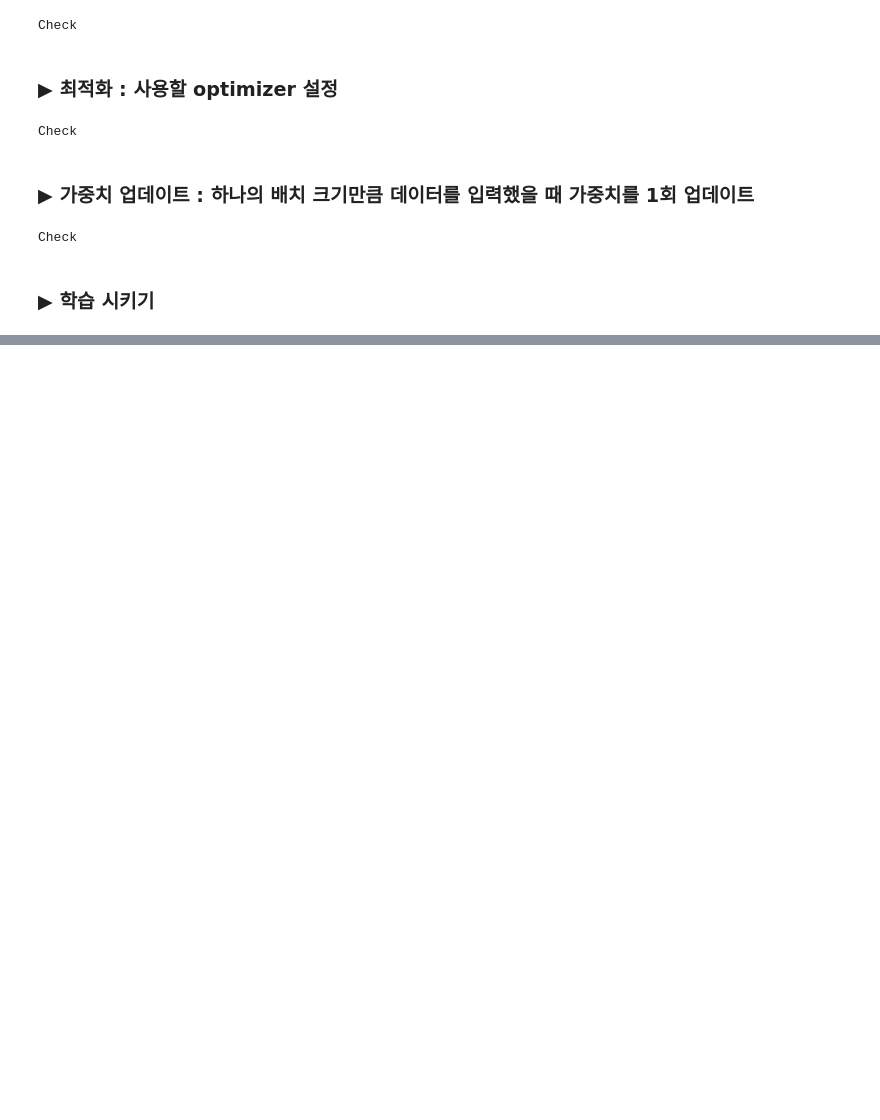
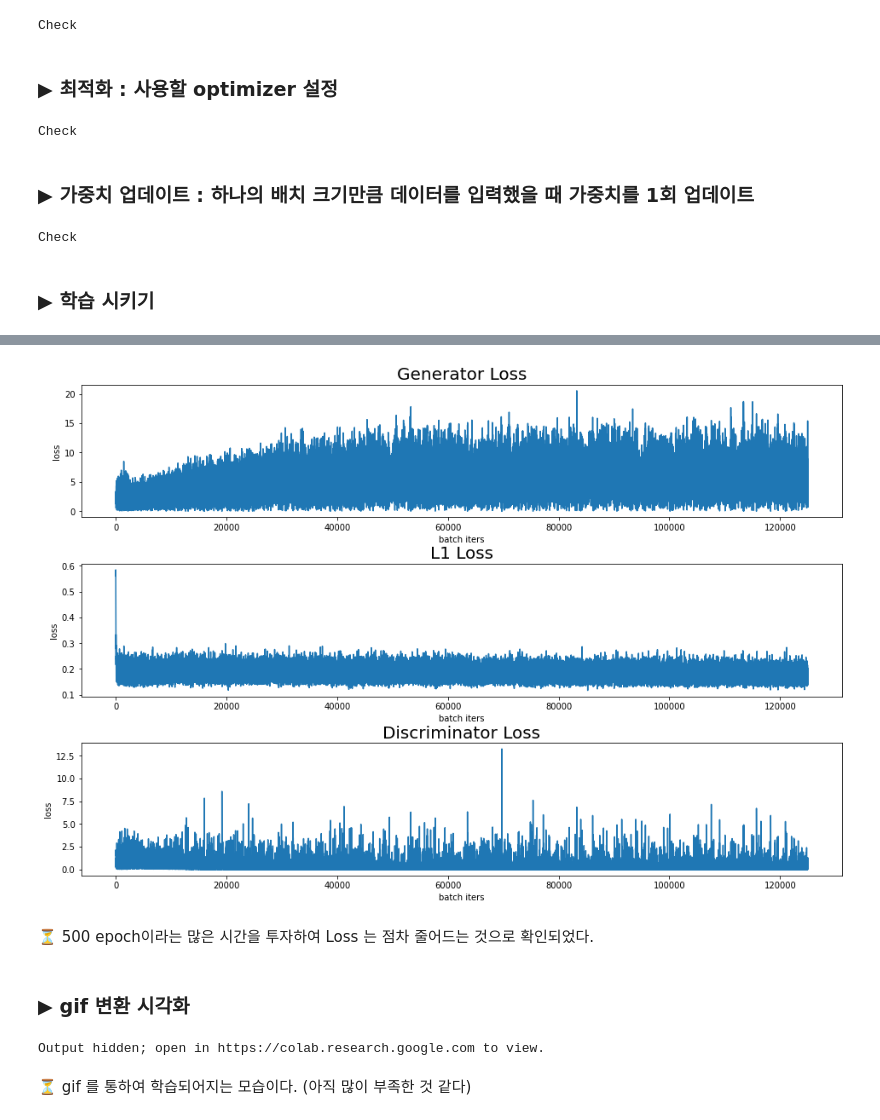
Before and after one commit to zzocojoa/AIFFEL_EXP.github.io, a Jupyter notebook: Exploration/[E-17]Segmentation map으로 도로 이미지 만들기.ipynb, the cells around one changed output, grey strips where cells are left out. Drawn from its saved outputs; the diff is of its cells as text; code cells hidden in the pictures; blank space fills up the shorter version.

```diff
--- a/Exploration/[E-17]Segmentation map으로 도로 이미지 만들기.ipynb
+++ b/Exploration/[E-17]Segmentation map으로 도로 이미지 만들기.ipynb
@@ -504,0 +529,31 @@ Discriminator_loss:0.4205
+# %%
+def plot_history(history):
+    plt.figure(figsize=(16,10))
+    plt.subplots_adjust(left=0.125, bottom=0.1,  right=0.9, top=0.9, wspace=0.2, hspace=0.35)
+
+    plt.subplot(311)
+    plt.plot(history['gen_loss'])
+    plt.ylabel('loss')
+    plt.xlabel('batch iters')
+    plt.title('Generator Loss', fontsize=20)
+
+    plt.subplot(312)
+    plt.plot(history['l1_loss'])
+    plt.ylabel('loss')
+    plt.xlabel('batch iters')
+    plt.title('L1 Loss', fontsize=20)
+
+    plt.subplot(313)
+    plt.plot(history['disc_loss'])
+    plt.ylabel('loss')
+    plt.xlabel('batch iters')
+    plt.title('Discriminator Loss', fontsize=20)
+    plt.show()
+# %%
+plot_history(history)
+# %% [output]
+[figure, added]
+# %% [markdown]
+⏳ 500 epoch이라는 많은 시간을 투자하여 Loss 는 점차 줄어드는 것으로 확인되었다.
+# %% [markdown]
+### ▶ gif 변환 시각화
@@ -504,0 +580,8 @@ Discriminator_loss:0.4205
+# %%
+from IPython.display import Image
+
+Image(open(anim_file,'rb').read())
+# %% [output]
+Output hidden; open in https://colab.research.google.com to view.
+# %% [markdown]
+⏳ gif 를 통하여 학습되어지는 모습이다. (아직 많이 부족한 것 같다)
```
Also changed, not shown: parts of 28 cells of this notebook.
